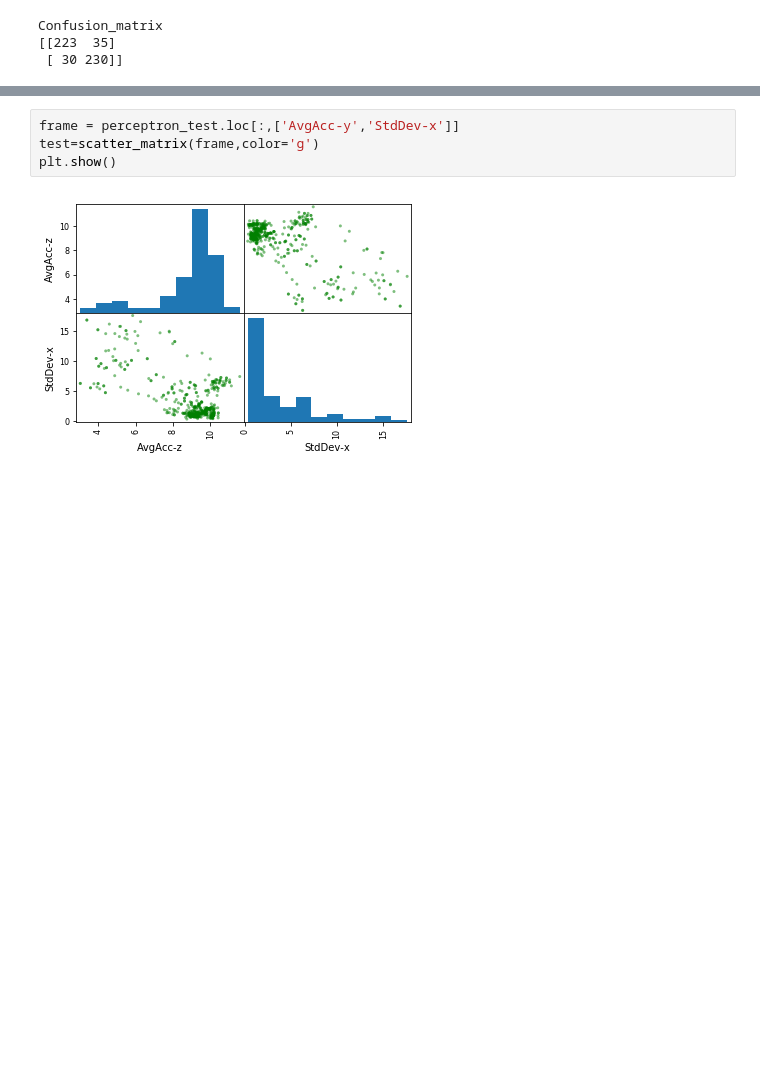
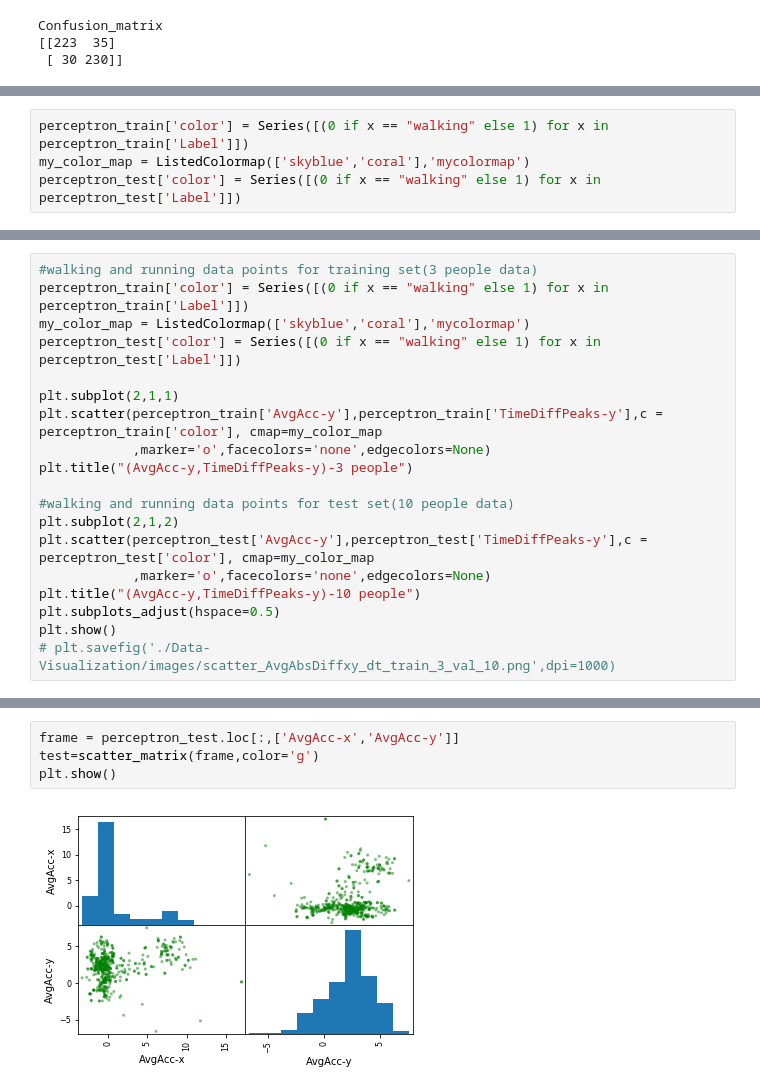
Before and after one commit to bkommineni/Activity-Recognition-Using-Sensordata, a Jupyter notebook: NeuronBinaryClassification/Jupyter_Notebook/Perceptron_3_train_10_val.ipynb, the cells around one changed output, grey strips where cells are left out. Saved outputs shown, nothing was run; the diff lists cells and outputs as text; blank space fills up the shorter version.

Commit message:
Graph

```diff
--- a/NeuronBinaryClassification/Jupyter_Notebook/Perceptron_3_train_10_val.ipynb
+++ b/NeuronBinaryClassification/Jupyter_Notebook/Perceptron_3_train_10_val.ipynb
@@ -69,6 +71,10 @@ Important features (featureName, weigh of important, #column)
 ('StdDev-z', -126.95568127565883, 43)
 ('AvgAcc-z', -139.29304714169331, 40)
 ('StdDev-x', -143.60420869538123, 41)
+# %%
+perceptron_train['color'] = Series([(0 if x == "walking" else 1) for x in perceptron_train['Label']])
+my_color_map = ListedColormap(['skyblue','coral'],'mycolormap')
+perceptron_test['color'] = Series([(0 if x == "walking" else 1) for x in perceptron_test['Label']])
 # %%
 y = perceptron_test.iloc[:, 45].values
 y = np.where(y == 'walking', -1, 1)
@@ -87,0 +94,19 @@ plt.show()
+# %%
+#walking and running data points for training set(3 people data)
+perceptron_train['color'] = Series([(0 if x == "walking" else 1) for x in perceptron_train['Label']])
+my_color_map = ListedColormap(['skyblue','coral'],'mycolormap')
+perceptron_test['color'] = Series([(0 if x == "walking" else 1) for x in perceptron_test['Label']])
+
+plt.subplot(2,1,1)
+plt.scatter(perceptron_train['AvgAcc-y'],perceptron_train['TimeDiffPeaks-y'],c = perceptron_train['color'], cmap=my_color_map
+            ,marker='o',facecolors='none',edgecolors=None)
+plt.title("(AvgAcc-y,TimeDiffPeaks-y)-3 people")
+
+#walking and running data points for test set(10 people data)
+plt.subplot(2,1,2)
+plt.scatter(perceptron_test['AvgAcc-y'],perceptron_test['TimeDiffPeaks-y'],c = perceptron_test['color'], cmap=my_color_map
+            ,marker='o',facecolors='none',edgecolors=None)
+plt.title("(AvgAcc-y,TimeDiffPeaks-y)-10 people")
+plt.subplots_adjust(hspace=0.5)
+plt.show()
+# plt.savefig('./Data-Visualization/images/scatter_AvgAbsDiffxy_dt_train_3_val_10.png',dpi=1000)
@@ -88,6 +115,6 @@ plt.show()
 # %%
-frame = perceptron_test.loc[:,['AvgAcc-y','StdDev-x']]
+frame = perceptron_test.loc[:,['AvgAcc-x','AvgAcc-y']]
 test=scatter_matrix(frame,color='g')
 plt.show()
 # %% [output]
-[figure, old version]
+[figure, new version]
```
Also changed, not shown: parts of 3 cells of this notebook, 2 other files.
